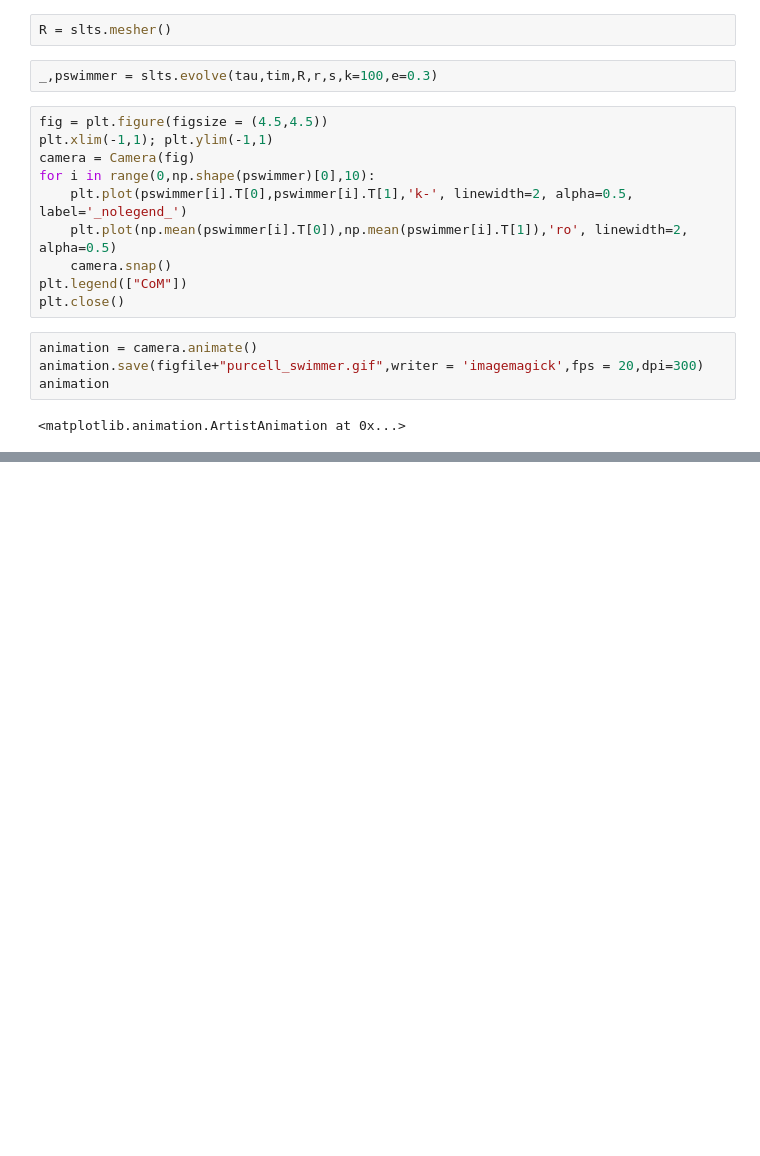
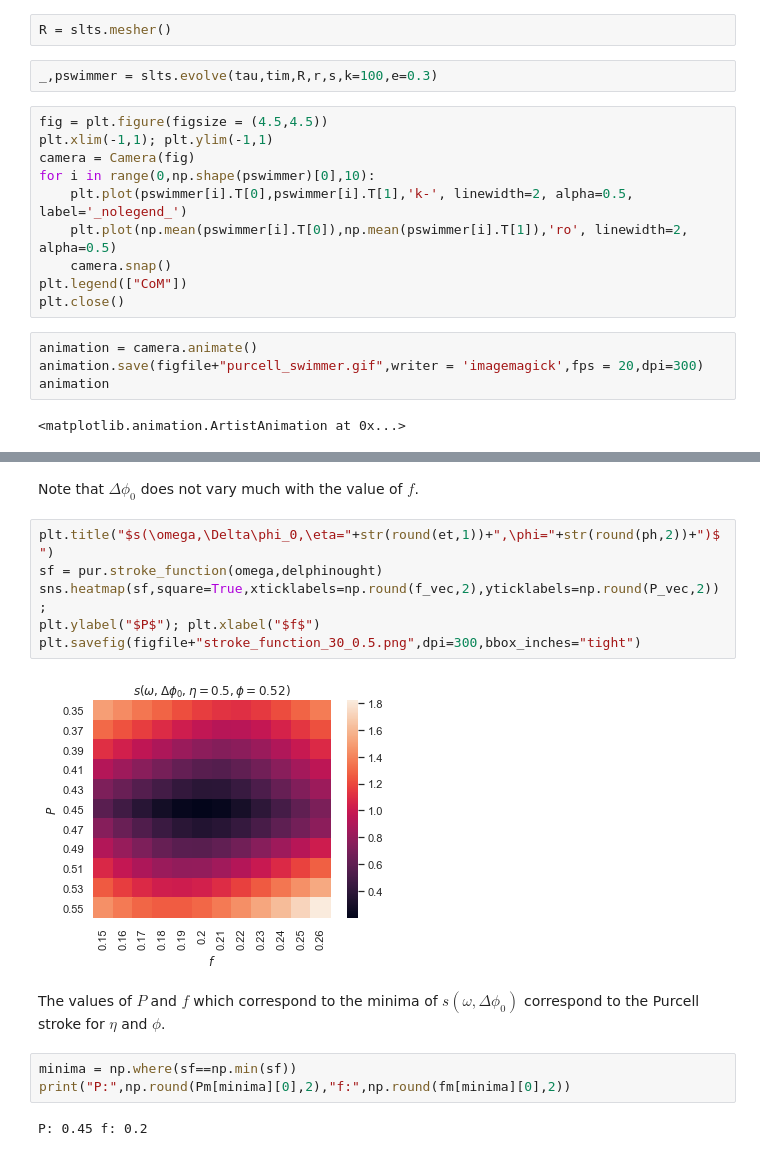
Before and after one commit to shivChitinous/stokes-flow, a Jupyter notebook: purcell_swimmer.ipynb, the cells around one changed output, grey strips where cells are left out. Cells and saved outputs as stored; diff of their text form; blank space fills up the shorter version.

```diff
--- a/purcell_swimmer.ipynb
+++ b/purcell_swimmer.ipynb
@@ -95,0 +149,17 @@ animation
+# %% [markdown]
+Note that $\Delta\phi_0$ does not vary much with the value of $f$.
+# %%
+plt.title("$s(\omega,\Delta\phi_0,\eta="+str(round(et,1))+",\phi="+str(round(ph,2))+")$")
+sf = pur.stroke_function(omega,delphinought)
+sns.heatmap(sf,square=True,xticklabels=np.round(f_vec,2),yticklabels=np.round(P_vec,2));
+plt.ylabel("$P$"); plt.xlabel("$f$")
+plt.savefig(figfile+"stroke_function_30_0.5.png",dpi=300,bbox_inches="tight")
+# %% [output]
+[figure, added]
+# %% [markdown]
+The values of $P$ and $f$ which correspond to the minima of $s(\omega,\Delta\phi_0)$ correspond to the Purcell stroke for $\eta$ and $\phi$.
+# %%
+minima = np.where(sf==np.min(sf))
+print("P:",np.round(Pm[minima][0],2),"f:",np.round(fm[minima][0],2))
+# %% [output]
+P: 0.45 f: 0.2
```
Also changed, not shown: parts of 17 cells of this notebook.
